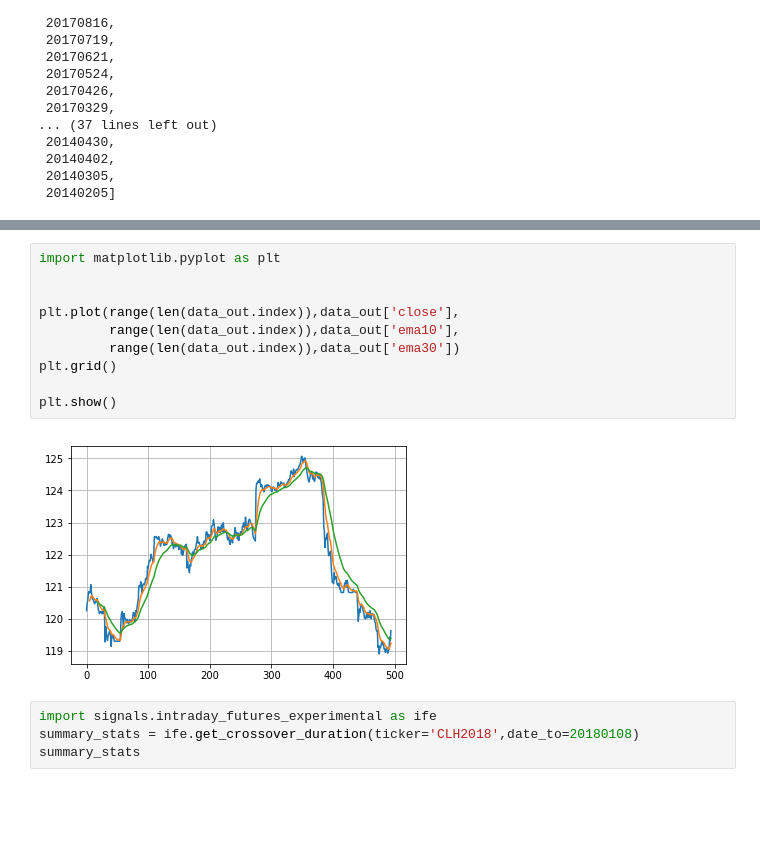
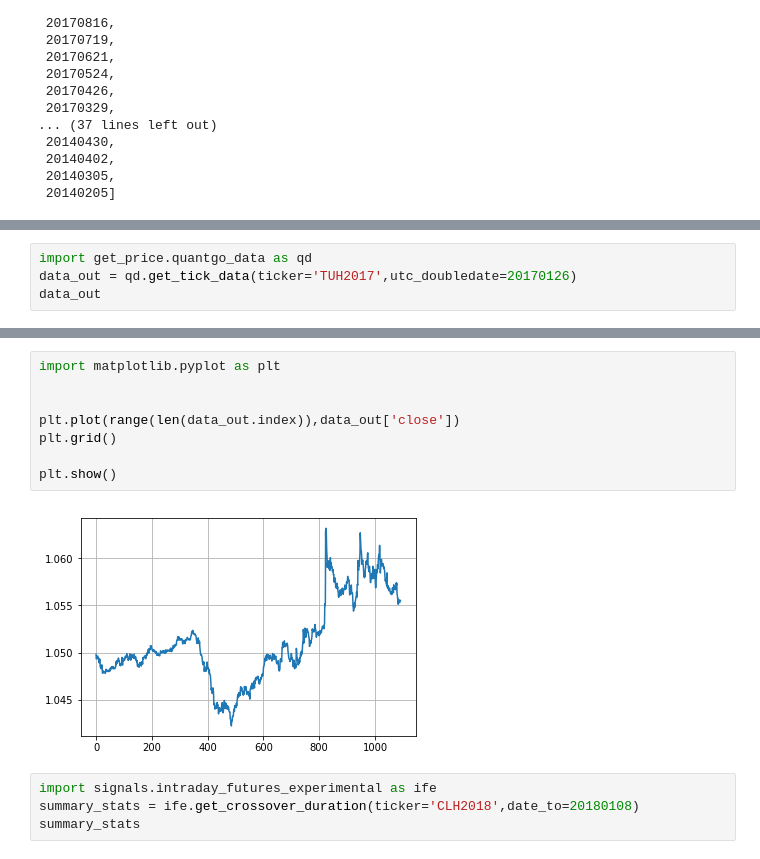
Before and after one commit to d0p34m1n3/repo_barbarossa, a Jupyter notebook: PycharmProjects/backtesting/test_analyze_trend_duration.ipynb, the cells around one changed output, grey strips where cells are left out. Saved outputs shown, nothing was run; the diff lists cells and outputs as text; blank space fills up the shorter version.

```diff
--- a/PycharmProjects/backtesting/test_analyze_trend_duration.ipynb
+++ b/PycharmProjects/backtesting/test_analyze_trend_duration.ipynb
@@ -37,0 +99,4 @@ for i in range(len(backtesting_dates)):
+# %%
+import get_price.quantgo_data as qd
+data_out = qd.get_tick_data(ticker='TUH2017',utc_doubledate=20170126)
+data_out
@@ -38,15 +122,13 @@ for i in range(len(backtesting_dates)):
 # %%
 import matplotlib.pyplot as plt
 
 
-plt.plot(range(len(data_out.index)),data_out['close'],
-         range(len(data_out.index)),data_out['ema10'],
-         range(len(data_out.index)),data_out['ema30'])
+plt.plot(range(len(data_out.index)),data_out['close'])
 plt.grid()
 
 plt.show()
 # %% [output]
-[figure, old version]
+[figure, new version]
 # %%
 import signals.intraday_futures_experimental as ife
 summary_stats = ife.get_crossover_duration(ticker='CLH2018',date_to=20180108)
```
Also changed, not shown: parts of 5 cells of this notebook, 9 other files.
